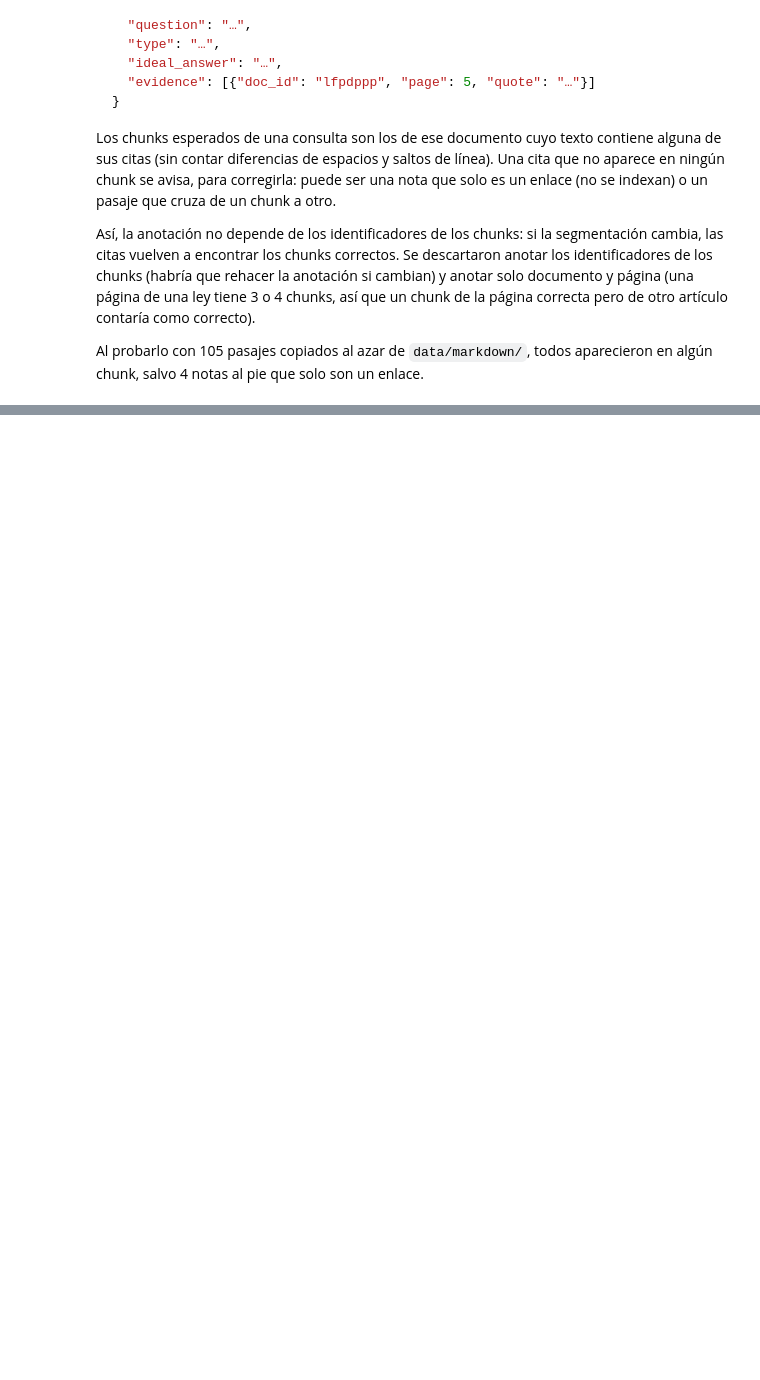
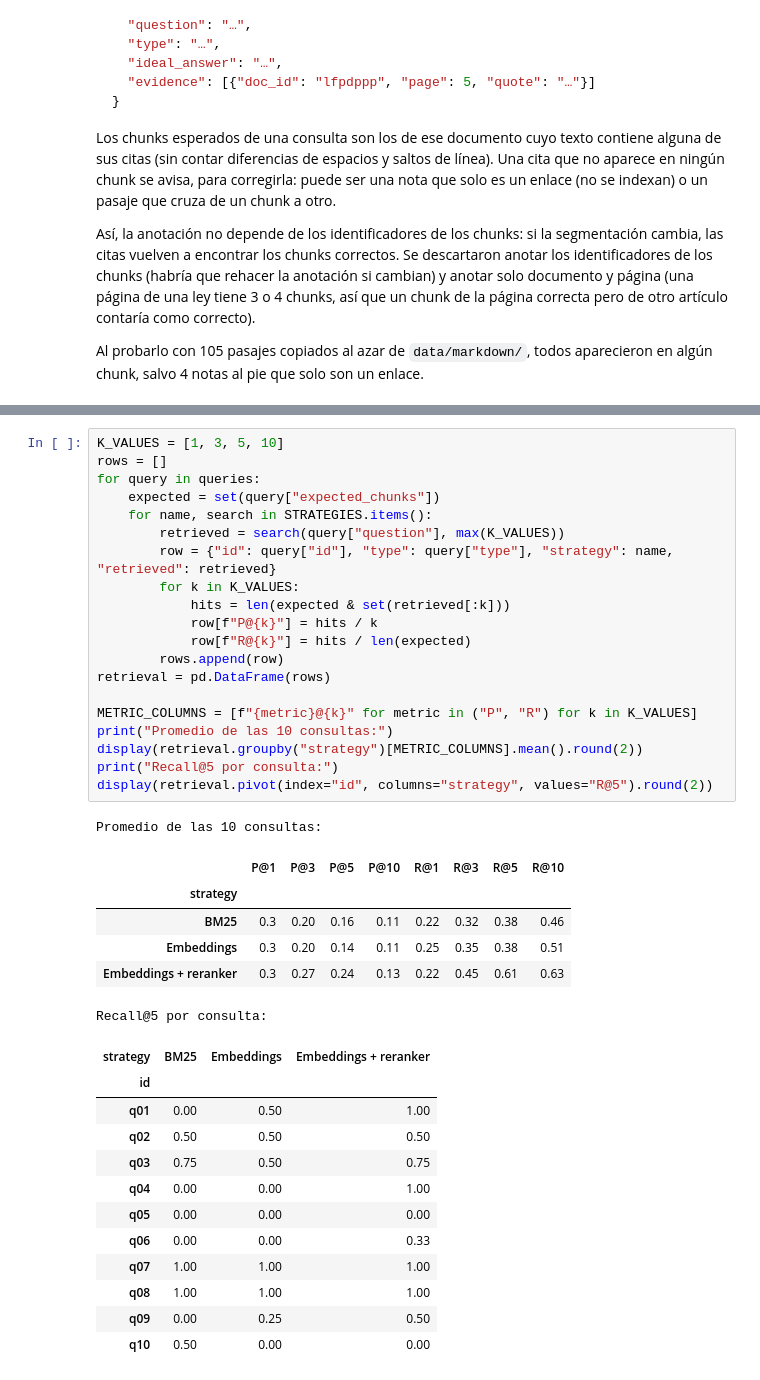
Before and after one commit to Mario-ACL/RAG, a Jupyter notebook: main/rag.ipynb, the cells around one changed output, grey strips where cells are left out. Saved outputs shown, nothing was run; the diff lists cells and outputs as text; blank space fills up the shorter version.

```diff
--- a/main/rag.ipynb
+++ b/main/rag.ipynb
@@ -513,0 +730,40 @@ Todavía no hay consultas en data/queries.json
+# %%
+K_VALUES = [1, 3, 5, 10]
+rows = []
+for query in queries:
+    expected = set(query["expected_chunks"])
+    for name, search in STRATEGIES.items():
+        retrieved = search(query["question"], max(K_VALUES))
+        row = {"id": query["id"], "type": query["type"], "strategy": name, "retrieved": retrieved}
+        for k in K_VALUES:
+            hits = len(expected & set(retrieved[:k]))
+            row[f"P@{k}"] = hits / k
+            row[f"R@{k}"] = hits / len(expected)
+        rows.append(row)
+retrieval = pd.DataFrame(rows)
+
+METRIC_COLUMNS = [f"{metric}@{k}" for metric in ("P", "R") for k in K_VALUES]
+print("Promedio de las 10 consultas:")
+display(retrieval.groupby("strategy")[METRIC_COLUMNS].mean().round(2))
+print("Recall@5 por consulta:")
+display(retrieval.pivot(index="id", columns="strategy", values="R@5").round(2))
+# %% [output]
+Promedio de las 10 consultas:
+|  | P@1 | P@3 | P@5 | P@10 | R@1 | R@3 | R@5 | R@10 |
+| strategy |  |  |  |  |  |  |  |  |
+| BM25 | 0.3 | 0.20 | 0.16 | 0.11 | 0.22 | 0.32 | 0.38 | 0.46 |
+| Embeddings | 0.3 | 0.20 | 0.14 | 0.11 | 0.25 | 0.35 | 0.38 | 0.51 |
+| Embeddings + reranker | 0.3 | 0.27 | 0.24 | 0.13 | 0.22 | 0.45 | 0.61 | 0.63 |
+Recall@5 por consulta:
+| strategy | BM25 | Embeddings | Embeddings + reranker |
+| id |  |  |  |
+| q01 | 0.00 | 0.50 | 1.00 |
+| q02 | 0.50 | 0.50 | 0.50 |
+| q03 | 0.75 | 0.50 | 0.75 |
+| q04 | 0.00 | 0.00 | 1.00 |
+| q05 | 0.00 | 0.00 | 0.00 |
+| q06 | 0.00 | 0.00 | 0.33 |
+| q07 | 1.00 | 1.00 | 1.00 |
+| q08 | 1.00 | 1.00 | 1.00 |
+| q09 | 0.00 | 0.25 | 0.50 |
+| q10 | 0.50 | 0.00 | 0.00 |
```
Also changed, not shown: parts of 18 cells of this notebook, 8 other files.
